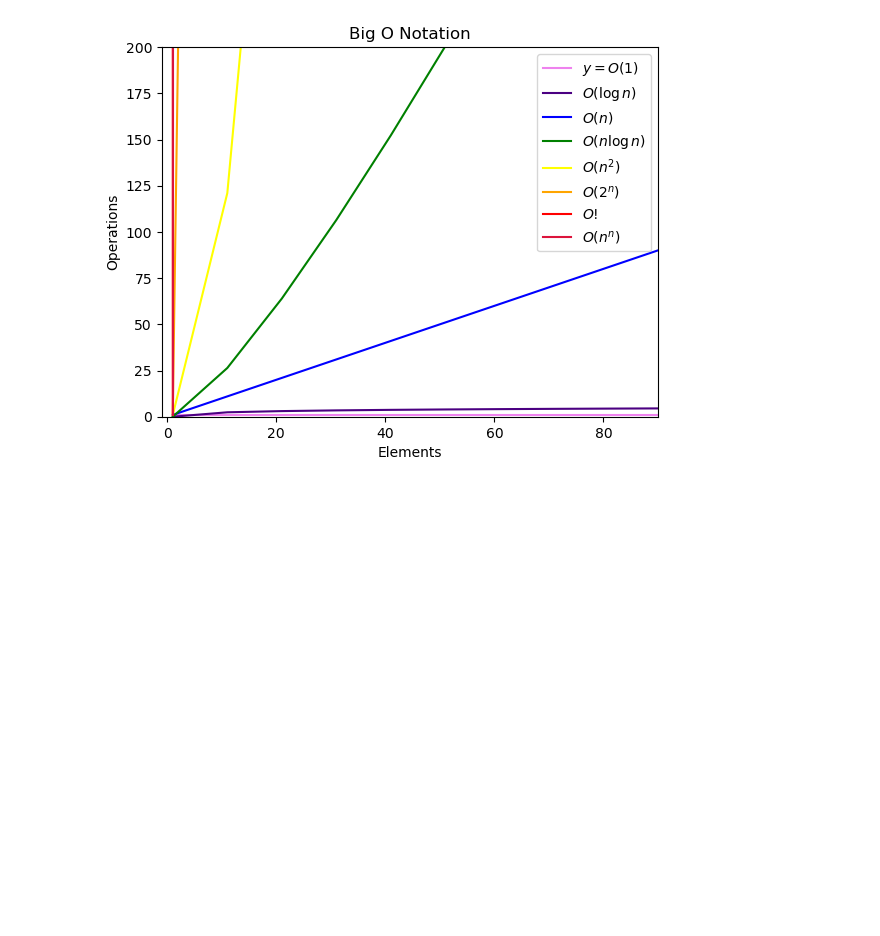
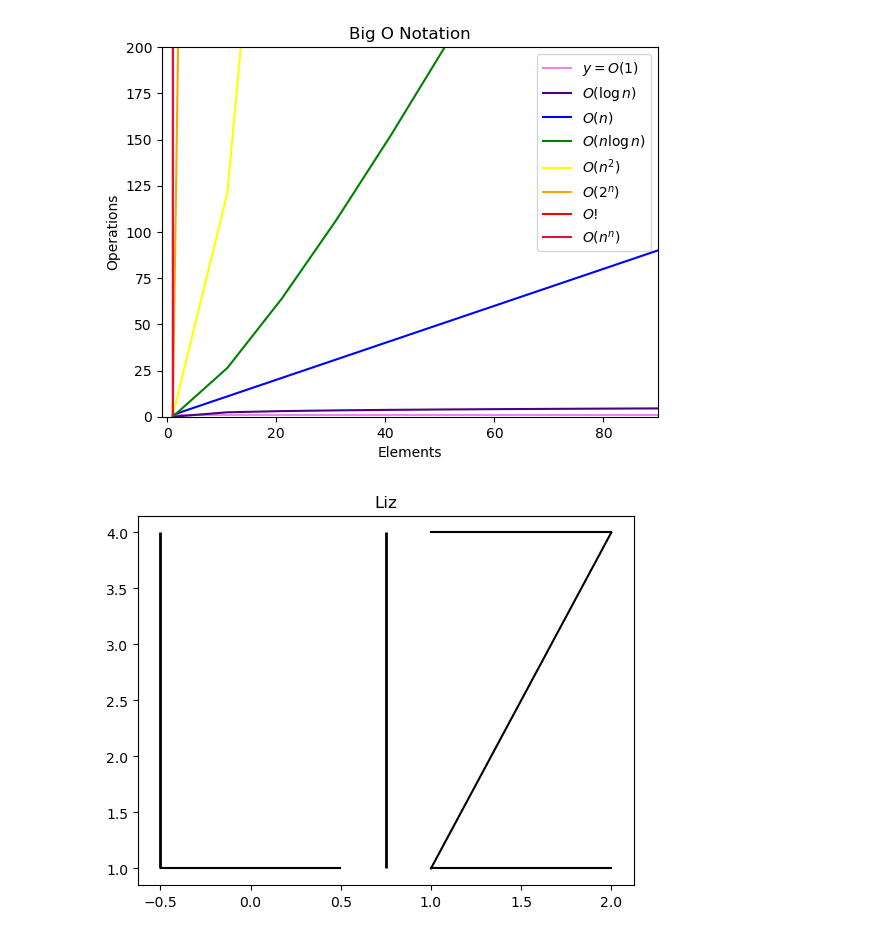
Before and after one commit to elizabethswarren/numpy-pandas-visualization-exercises, a Jupyter notebook: big_o_notation.ipynb, the cells around one changed output. Cells and saved outputs as stored; diff of their text form; code cells hidden in the pictures; blank space fills up the shorter version.

```diff
--- a/big_o_notation.ipynb
+++ b/big_o_notation.ipynb
@@ -67,3 +67,27 @@ plt.legend()
 plt.show()
 # %% [output]
 [figure]
+# %%
+
+## (x,y) values for the letter Z
+x=[1,2]
+y=[(0 * x) + 1 for x in x]
+y1=[x ** x for x in x]
+y2=[(0 * x) + 4 for x in x]
+
+# plotting horizontal lines in 'L'
+plt.hlines(y=1,xmin=-0.5,xmax=0.5,colors='black')
+
+# plotting vertical lines in 'L' and 'I'
+plt.vlines(x=0.75,ymin=1,ymax=4,colors='black',linewidth=2)
+plt.vlines(x=-0.5,ymin=1,ymax=4,colors='black',linewidth=2)
+
+plt.plot(x,y,c='black')
+plt.plot(x,y1,c='black')
+plt.plot(x,y2,c='black')
+
+plt.title('Liz')
+
+plt.show()
+# %% [output]
+[figure, added]
```
